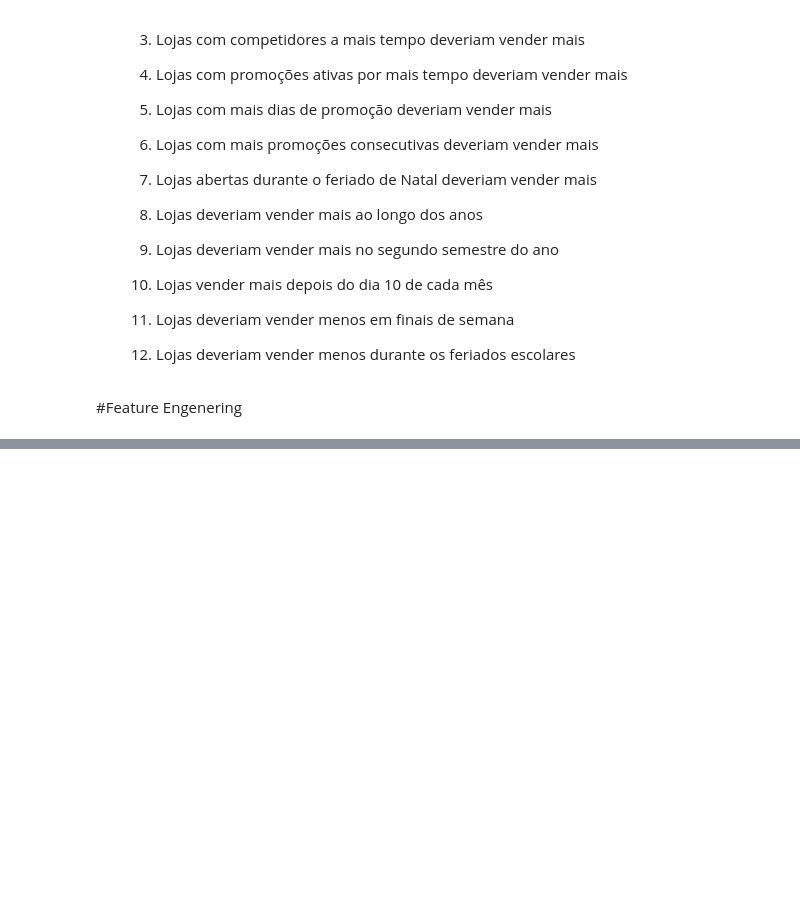
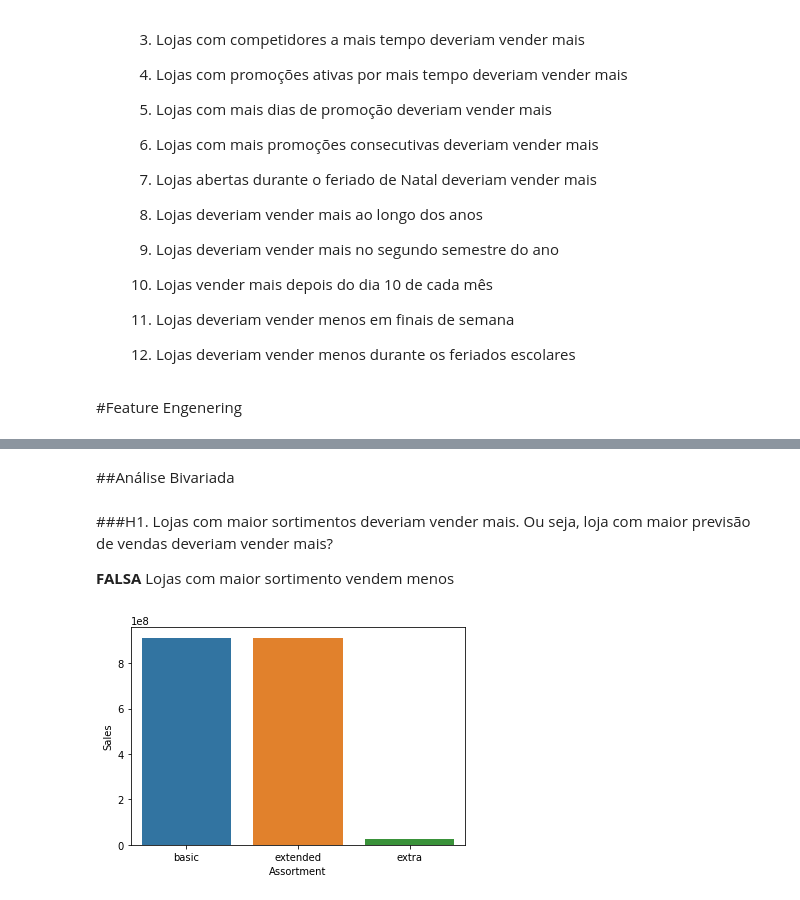
Before and after one commit to tuanymariiah/projeto_rossmam, a Jupyter notebook: Projeto_Rossmam.ipynb, the cells around one changed output, grey strips where cells are left out. Drawn from its saved outputs; the diff is of its cells as text; code cells hidden in the pictures; blank space fills up the shorter version.

```diff
--- a/Projeto_Rossmam.ipynb
+++ b/Projeto_Rossmam.ipynb
@@ -279,0 +350,12 @@ df2['StateHoliday'] = df2['StateHoliday'].apply(lambda x: 'public_holiday' if x
+# %% [markdown]
+##Análise Bivariada
+# %% [markdown]
+###H1. Lojas com maior sortimentos deveriam vender mais.
+Ou seja, loja com maior previsão de vendas deveriam vender mais?
+
+**FALSA** Lojas com maior sortimento vendem menos
+# %%
+aux1= df4[['Assortment', 'Sales']].groupby( 'Assortment' ).sum().reset_index()
+sns.barplot(x='Assortment',y='Sales', data=aux1);
+# %% [output]
+[figure, added]
```
Also changed, not shown: parts of 30 cells of this notebook.
